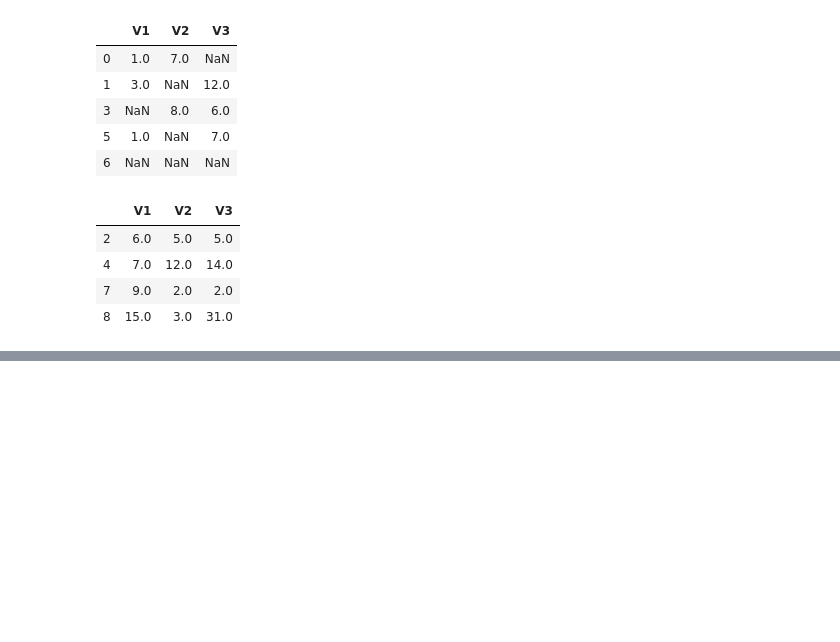
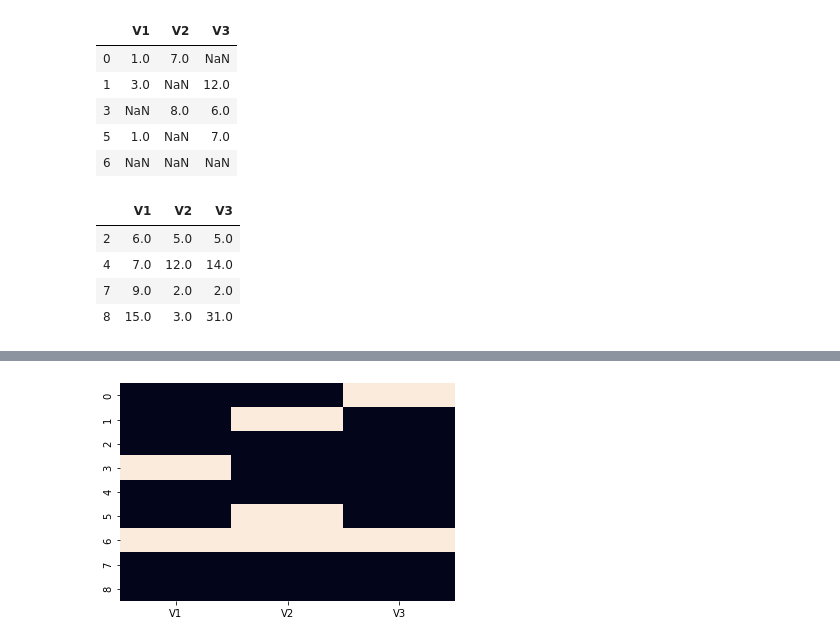
Before and after one commit to omercsx/Machine_Learning_Bootcamp, a Jupyter notebook: Veri Ön İşleme/veri_on_isleme.ipynb, the cells around one changed output, grey strips where cells are left out. Drawn from its saved outputs; the diff is of its cells as text; code cells hidden in the pictures; blank space fills up the shorter version.

```diff
--- a/Veri Ön İşleme/veri_on_isleme.ipynb
+++ b/Veri Ön İşleme/veri_on_isleme.ipynb
@@ -788,0 +832,5 @@ df[df.notnull().all(axis=1)]
+# %%
+import seaborn as sns
+sns.heatmap(df.isnull(), cbar=False);
+# %% [output]
+[figure, added]
```
Also changed, not shown: parts of 126 cells of this notebook.
